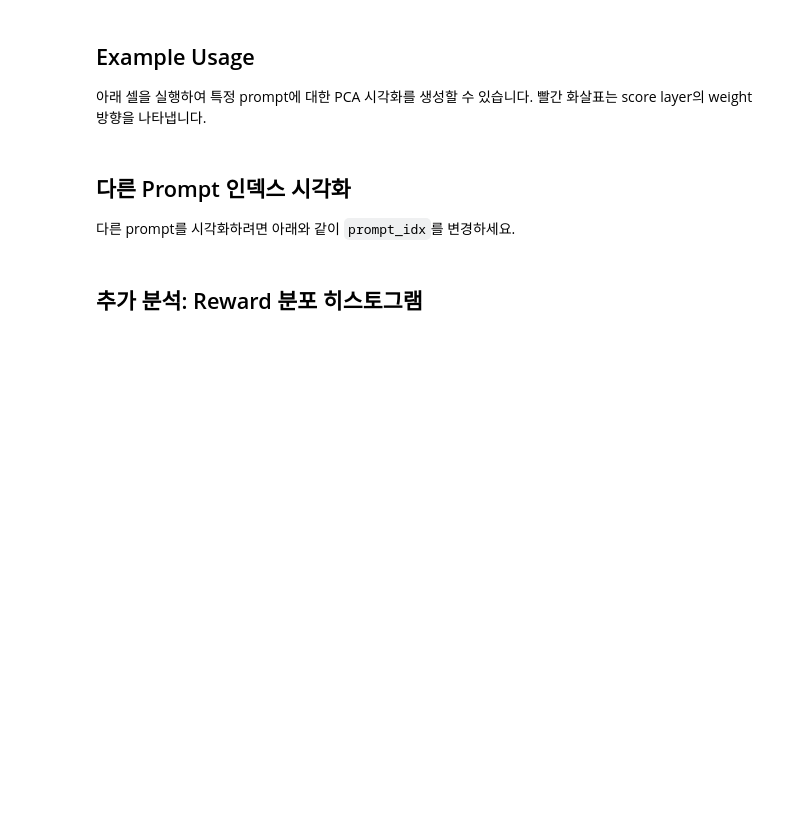
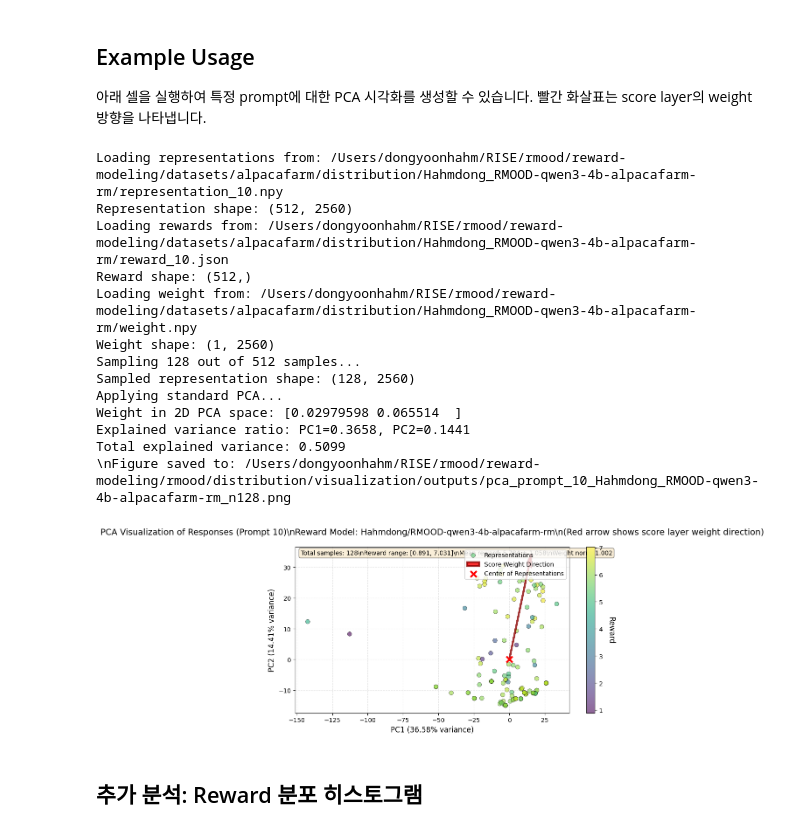
Before and after one commit to HahmDY/reward-modeling-develop, a Jupyter notebook: rmood/distribution/visualization/pca.ipynb, the cells around one changed output. Drawn from its saved outputs; the diff is of its cells as text; code cells hidden in the pictures; blank space fills up the shorter version.

```diff
--- a/rmood/distribution/visualization/pca.ipynb
+++ b/rmood/distribution/visualization/pca.ipynb
@@ -180,14 +294,29 @@ def visualize_pca_with_rewards(reward_model_name, prompt_idx, show_weight=True):
 # %%
 # Example: Visualize prompt index 0 with reward model
 reward_model_name = "Hahmdong/RMOOD-qwen3-4b-alpacafarm-rm"
-prompt_idx = 0
+prompt_idx = 10
 
-representations_2d, rewards, pca, weight_2d = visualize_pca_with_rewards(
+# Standard PCA visualization
+representations_2d, rewards, reducer, weight_2d = visualize_pca_with_rewards(
     reward_model_name,
     prompt_idx,
-    show_weight=True
+    show_weight=True,
+    align_to_weight=False,  # Set to True to align first axis to weight direction (PCA only)
+    num_samples=128,  # Set to a number (e.g., 100) to visualize only n samples
+    method='pca'  # 'pca' or 'tsne'
 )
+# %% [output]
+Loading representations from: /Users/dongyoonhahm/RISE/rmood/reward-modeling/datasets/alpacafarm/distribution/Hahmdong_RMOOD-qwen3-4b-alpacafarm-rm/representation_10.npy
+Representation shape: (512, 2560)
+Loading rewards from: /Users/dongyoonhahm/RISE/rmood/reward-modeling/datasets/alpacafarm/distribution/Hahmdong_RMOOD-qwen3-4b-alpacafarm-rm/reward_10.json
+Reward shape: (512,)
+Loading weight from: /Users/dongyoonhahm/RISE/rmood/reward-modeling/datasets/alpacafarm/distribution/Hahmdong_RMOOD-qwen3-4b-alpacafarm-rm/weight.npy
+Weight shape: (1, 2560)
+Sampling 128 out of 512 samples...
+Sampled representation shape: (128, 2560)
+Applying standard PCA...
+Weight in 2D PCA space: [0.02979598 0.065514  ]
+Explained variance ratio: PC1=0.3658, PC2=0.1441
+Total explained variance: 0.5099
+\nFigure saved to: /Users/dongyoonhahm/RISE/rmood/reward-modeling/rmood/distribution/visualization/outputs/pca_prompt_10_Hahmdong_RMOOD-qwen3-4b-alpacafarm-rm_n128.png
+[figure, added]
-# %% [markdown]
-## 다른 Prompt 인덱스 시각화
-
-다른 prompt를 시각화하려면 아래와 같이 `prompt_idx`를 변경하세요.
```
Also changed, not shown: parts of 5 cells of this notebook, 15 other files.
